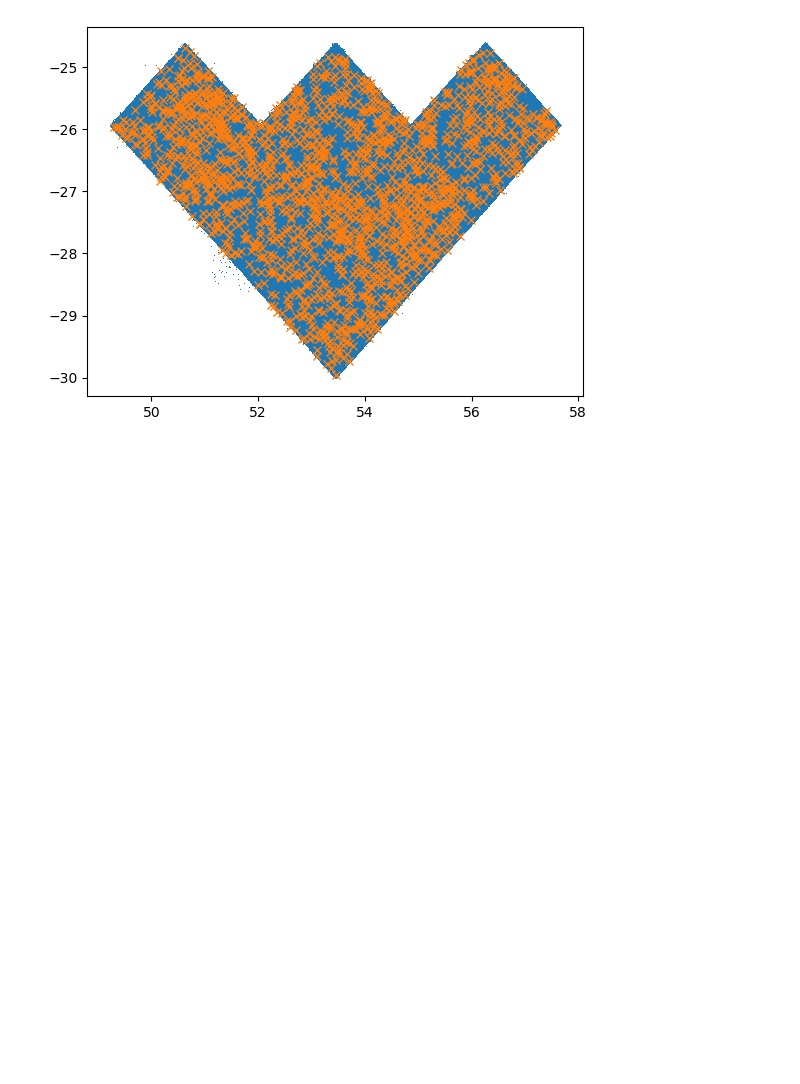
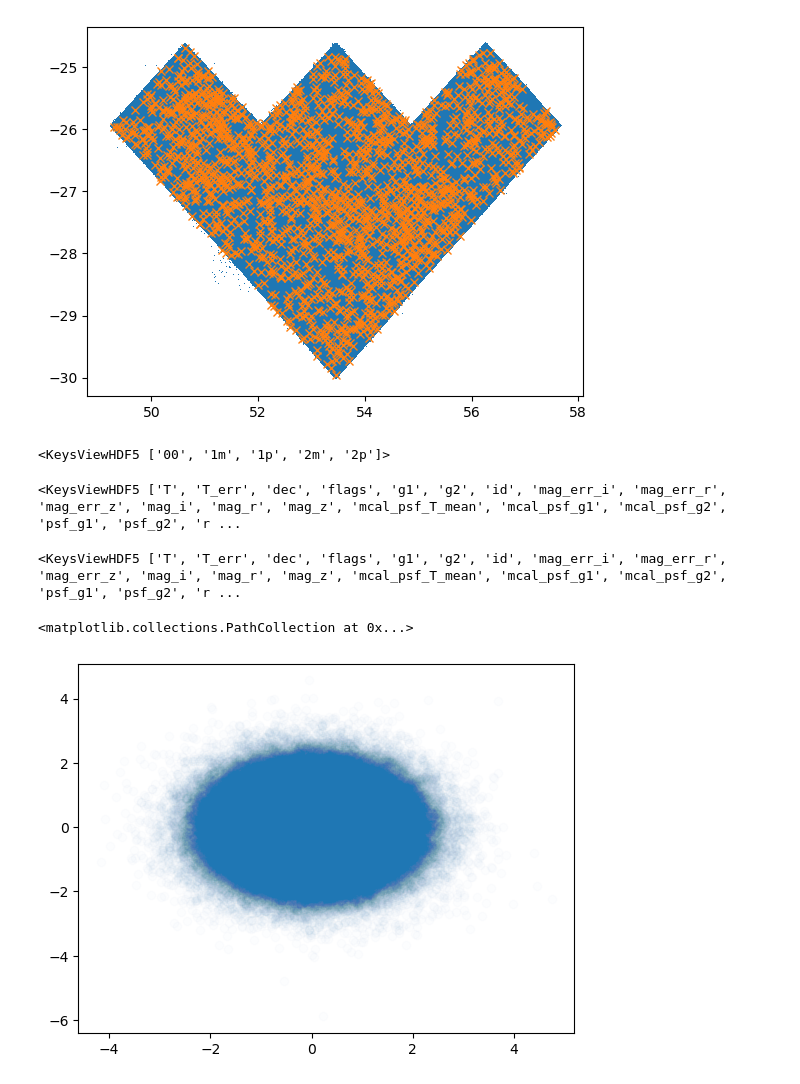
Before and after one commit to LSSTDESC/TXPipe, a Jupyter notebook: notebooks/cluster_counts/plot-clusters-and-shear-radec.ipynb, the cells around one changed output. Cells and saved outputs as stored; diff of their text form; code cells hidden in the pictures; blank space fills up the shorter version.

```diff
--- a/notebooks/cluster_counts/plot-clusters-and-shear-radec.ipynb
+++ b/notebooks/cluster_counts/plot-clusters-and-shear-radec.ipynb
@@ -24,3 +33,20 @@ plt.plot(cluster_ra, cluster_dec, 'x', label="Clusters")
 # %% [output]
 [<matplotlib.lines.Line2D at 0x...>]
 [figure]
+# %%
+shear["shear"].keys()
+# %% [output]
+<KeysViewHDF5 ['00', '1m', '1p', '2m', '2p']>
+# %%
+shear["shear"]['00'].keys()
+# %% [output]
+<KeysViewHDF5 ['T', 'T_err', 'dec', 'flags', 'g1', 'g2', 'id', 'mag_err_i', 'mag_err_r', 'mag_err_z', 'mag_i', 'mag_r', 'mag_z', 'mcal_psf_T_mean', 'mcal_psf_g1', 'mcal_psf_g2', 'psf_g1', 'psf_g2', 'r ...
+# %%
+shear["shear"]['1m'].keys()
+# %% [output]
+<KeysViewHDF5 ['T', 'T_err', 'dec', 'flags', 'g1', 'g2', 'id', 'mag_err_i', 'mag_err_r', 'mag_err_z', 'mag_i', 'mag_r', 'mag_z', 'mcal_psf_T_mean', 'mcal_psf_g1', 'mcal_psf_g2', 'psf_g1', 'psf_g2', 'r ...
+# %%
+plt.scatter(shear["shear"]['00']['g1'][:], shear["shear"]['00']['g2'][:],alpha=0.01)
+# %% [output]
+<matplotlib.collections.PathCollection at 0x...>
+[figure, added]
```
Also changed, not shown: parts of 11 cells of this notebook, 6 other files.
